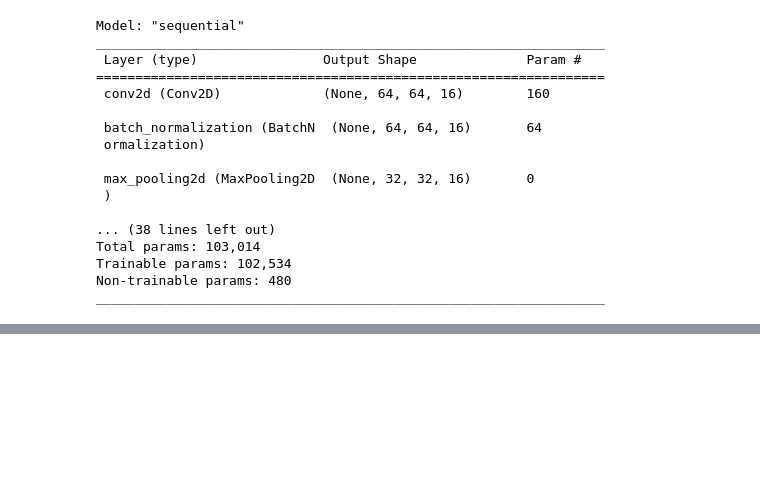
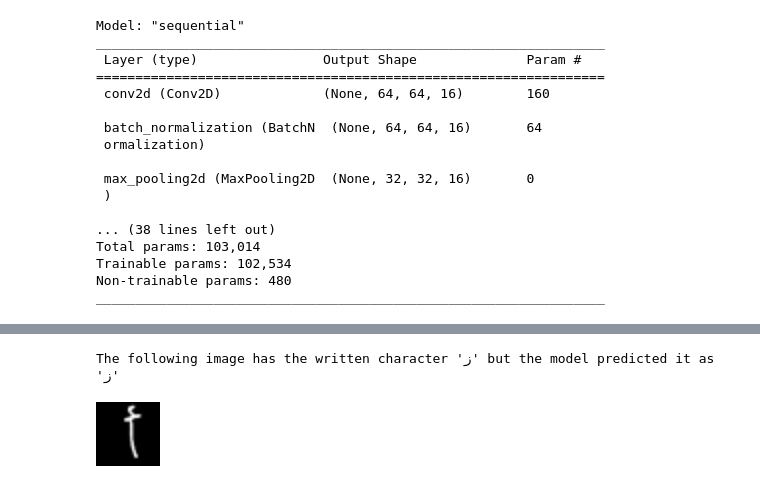
Before and after one commit to paulaehab/Arabic-handwriting-character-recognition, a Jupyter notebook: train_test_notebook.ipynb, the cells around one changed output, grey strips where cells are left out. Saved outputs shown, nothing was run; the diff lists cells and outputs as text; code cells hidden in the pictures; blank space fills up the shorter version.

```diff
--- a/train_test_notebook.ipynb
+++ b/train_test_notebook.ipynb
@@ -258,0 +321,7 @@ _________________________________________________________________
+# %%
+sample_index = 1
+show_example(sample_index)
+convert_pixels_to_image(testing_letters.loc[sample_index ], True)
+# %% [output]
+The following image has the written character 'ز' but the model predicted it as 'ز'
+[figure, added]
```
Also changed, not shown: parts of 9 cells of this notebook.
